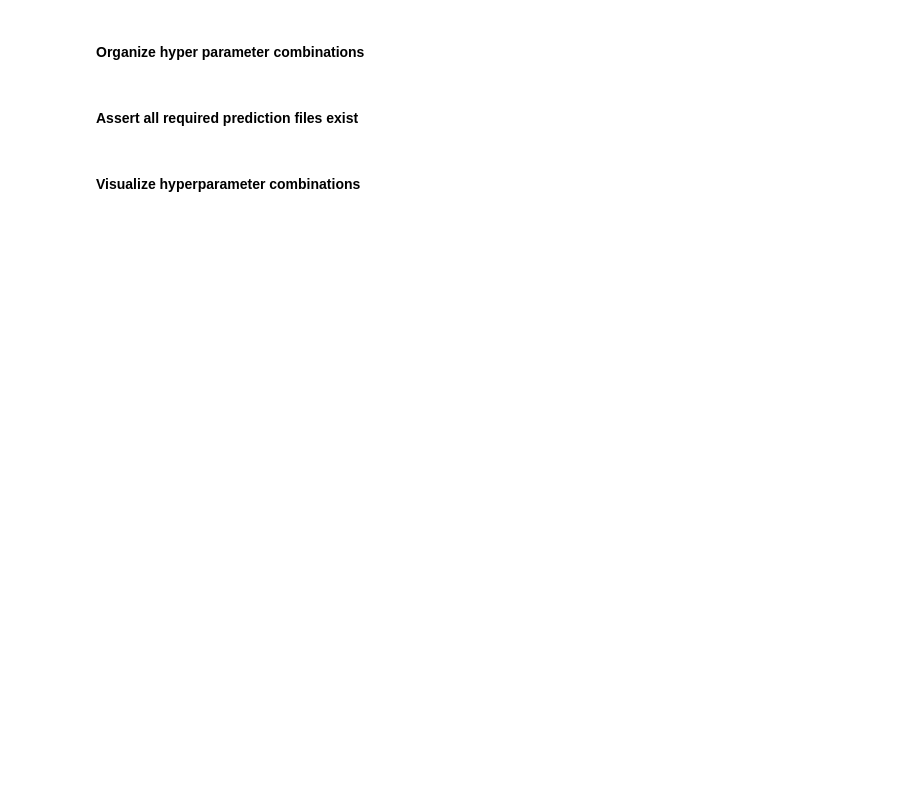
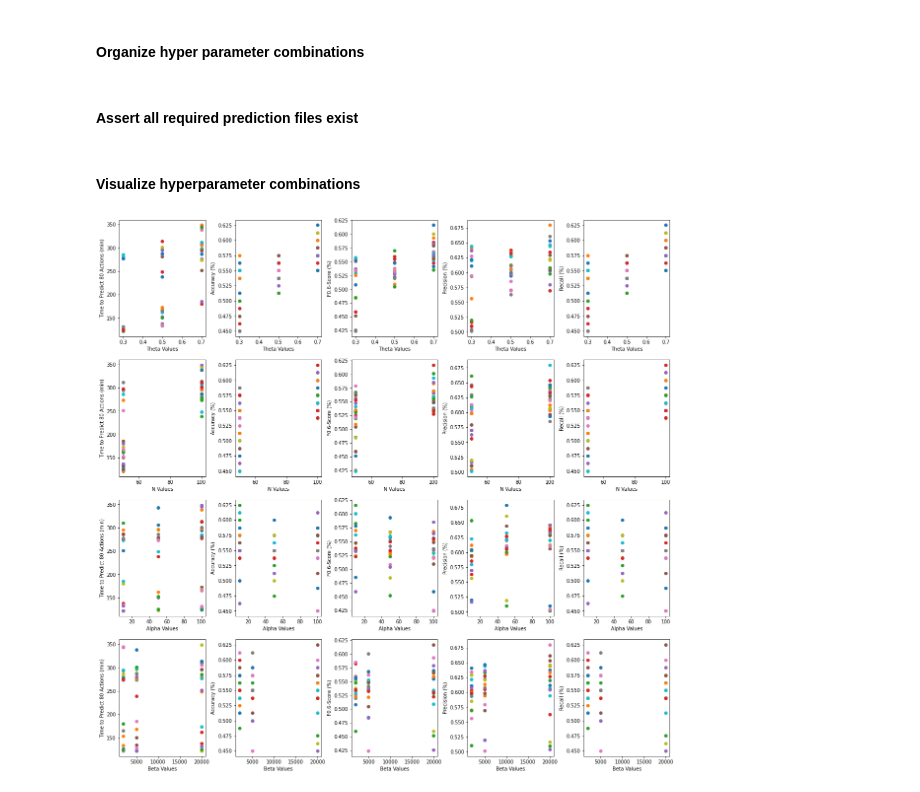
Before and after one commit to MehmetMHY/moving-pose, a Jupyter notebook: examples/model_analysis.ipynb, the cells around one changed output. Drawn from its saved outputs; the diff is of its cells as text; code cells hidden in the pictures; blank space fills up the shorter version.

Commit message:
Finalize model analysis

```diff
--- a/examples/model_analysis.ipynb
+++ b/examples/model_analysis.ipynb
@@ -13,3 +14,4 @@ from movingpose.estimator import neighbors
 # %%
 # Strength of precision vs recall
 beta = 1
+average = "weighted"
@@ -121,20 +133,24 @@ for hpc_name in hpc_values_dict.keys():
                                 model_name = str(action_classifier)
                                 model_name_parts = model_name.split("=")
                                 for i, model_name_part in enumerate(model_name_parts):
-                                    if not model_name_part.ends_with(hpc_name):
+                                    if not model_name_part.endswith(hpc_name):
                                         continue
-                                    model_name_parts[i+1] = "%d"
+                                    first_underscore = model_name_parts[i+1].find('_')
+                                    model_name_parts[i+1] = "%s" + model_name_parts[i+1][first_underscore:]
                                     break
                                 template_name = "=".join(model_name_parts)
                                 hpc_combinations[hpc_name].add(template_name)
 # %% [markdown]
 #### Assert all required prediction files exist
 # %%
+failed = False
 for hpc_name, model_name_templates in hpc_combinations.items():
-    for hpc_value in hpc_values_dict.values():
-        for model_name_template in model_name_templates:
-            assert (os.path.isfile(f"{dir_path}/{model_name_template % hpc_value}.p"),
-                        f"{dir_path}/{model_name_template % hpc_value}.p file does not exist")
+        for hpc_value in hpc_values_dict[hpc_name]:
+            for model_name_template in model_name_templates:
+                if not os.path.isfile(f"{dir_path}/prediction-[{model_name_template % str(hpc_value)}].p"):
+                    print(model_name_template % hpc_value)
+                    failed = True
+assert not failed
 # %% [markdown]
 #### Visualize hyperparameter combinations
 # %%
@@ -148,35 +164,45 @@ metrics = [
         "name": "Accuracy (%)"
     },
     {
         "id": "fbetascore",
         "name": f"F{beta}-Score (%)"
     },
     {
         "id": "precision",
         "name": "Precision (%)"
     },
     {
         "id": "recall",
         "name": "Recall (%)"
     }
 ]
-hpc_names = list(hpc_values_dict.copy())
+hpc_names = list(hpc_values_dict.copy().keys())
+
+subtract_amount = 0
 
 plots = collections.defaultdict(list)
 for hpc_name, model_name_templates in hpc_combinations.items():
-    for hpc_num, hpc_value in enumerate(hpc_values_dict.values()):
+    values = hpc_values_dict[hpc_name]
+    if len(values) == 1:
+        subtract_amount += 1
+        continue
+    for hpc_value in hpc_values_dict[hpc_name]:
         for model_name_template in model_name_templates:
             prediction_info = predictions_dict[model_name_template % hpc_value]
             for metric_num, metric_info in enumerate(metrics):
-                plots[(hpc_num, metric_num)].append((hpc_value, prediction_info[metric_info["id"]]))
+                plots[(hpc_names.index(hpc_name) - subtract_amount, metric_num)].append(
+                    (hpc_value, prediction_info[metric_info["id"]])
+                )
 
-fig, axs = plt.subplots(len(hpc_values_dict.values()), 5)
+fig, axs = plt.subplots(len(hpc_values_dict.values()) - subtract_amount, 5, figsize=(20,20))
 for (col, row), plot in plots.items():
     for (x, y) in plot:
         axs[col, row].scatter(x, y)
     xlabel = f"{hpc_names[col].title()} Values"
     ylabel = metrics[row]["name"]
     axs[col, row].set(xlabel=xlabel, ylabel=ylabel)
-    axs[col, row].set_title("Change in {ylabel} as {xlabel} Change")
 
+plt.subplots_adjust(wspace=0.35)
 plt.show()
+# %% [output]
+[figure, added]
```
Also changed, not shown: parts of 3 cells of this notebook, 1 other file.
